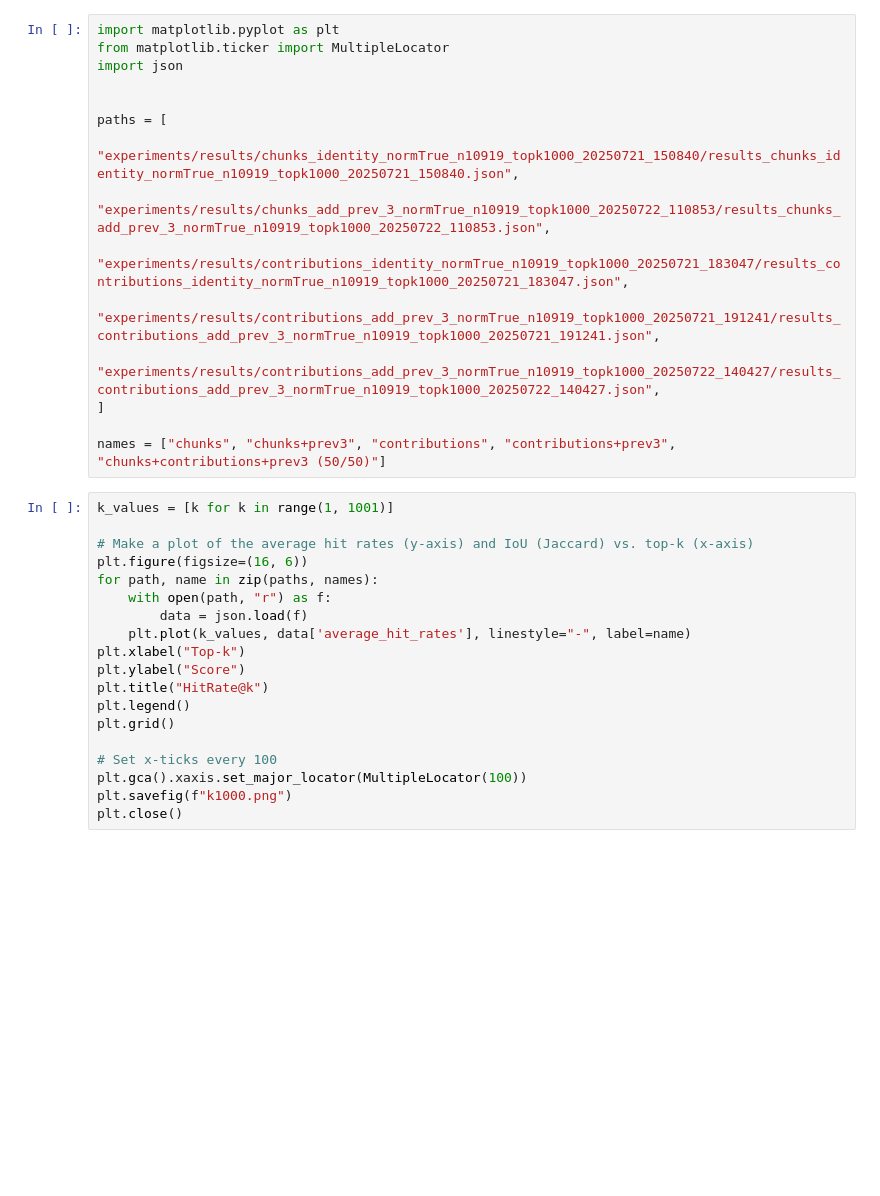
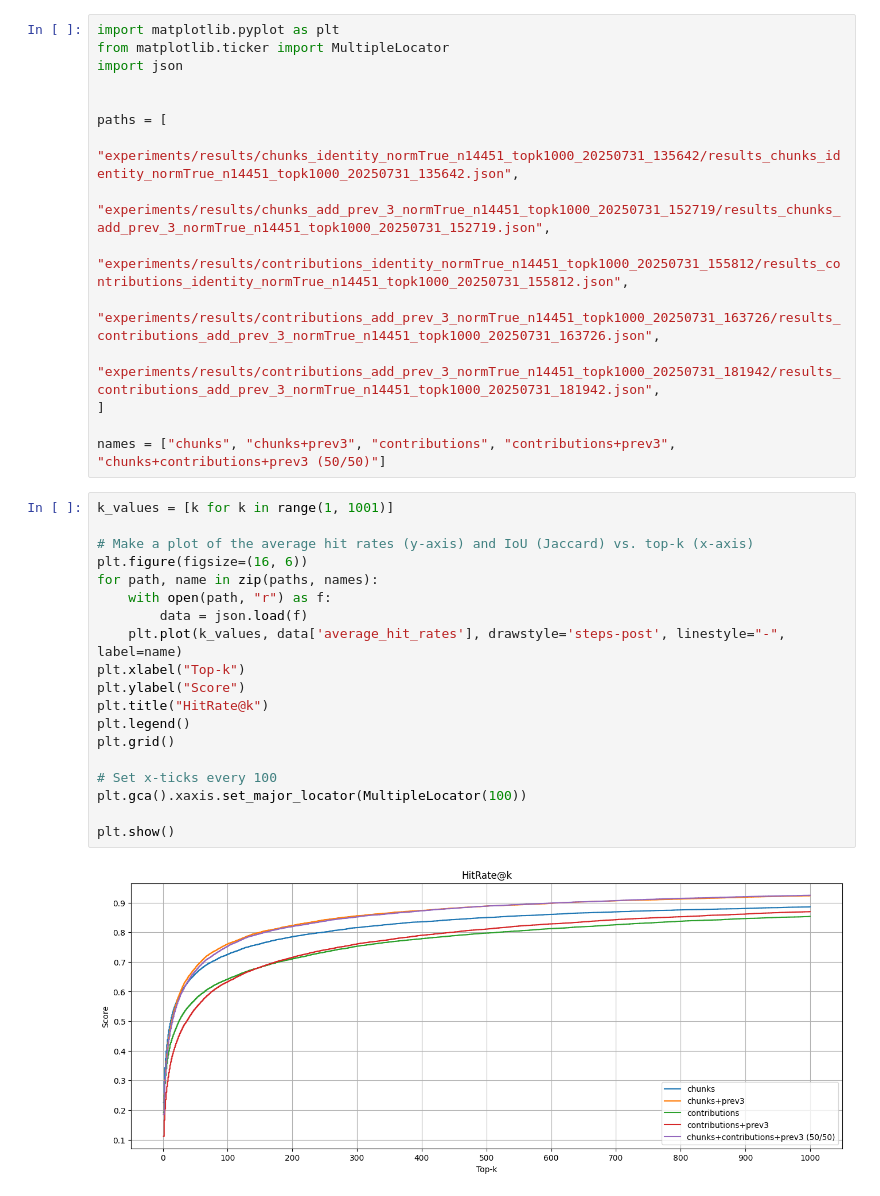
Before and after one commit to benjaminb/citeline, a Jupyter notebook: plot_results.ipynb, the cells around one changed output. Saved outputs shown, nothing was run; the diff lists cells and outputs as text; blank space fills up the shorter version.

```diff
--- a/plot_results.ipynb
+++ b/plot_results.ipynb
@@ -5,30 +5,32 @@ import json
 
 
 paths = [
-    "experiments/results/chunks_identity_normTrue_n10919_topk1000_20250721_150840/results_chunks_identity_normTrue_n10919_topk1000_20250721_150840.json",
-    "experiments/results/chunks_add_prev_3_normTrue_n10919_topk1000_20250722_110853/results_chunks_add_prev_3_normTrue_n10919_topk1000_20250722_110853.json",
-    "experiments/results/contributions_identity_normTrue_n10919_topk1000_20250721_183047/results_contributions_identity_normTrue_n10919_topk1000_20250721_183047.json",
-    "experiments/results/contributions_add_prev_3_normTrue_n10919_topk1000_20250721_191241/results_contributions_add_prev_3_normTrue_n10919_topk1000_20250721_191241.json",
-    "experiments/results/contributions_add_prev_3_normTrue_n10919_topk1000_20250722_140427/results_contributions_add_prev_3_normTrue_n10919_topk1000_20250722_140427.json",
+    "experiments/results/chunks_identity_normTrue_n14451_topk1000_20250731_135642/results_chunks_identity_normTrue_n14451_topk1000_20250731_135642.json",
+    "experiments/results/chunks_add_prev_3_normTrue_n14451_topk1000_20250731_152719/results_chunks_add_prev_3_normTrue_n14451_topk1000_20250731_152719.json",
+    "experiments/results/contributions_identity_normTrue_n14451_topk1000_20250731_155812/results_contributions_identity_normTrue_n14451_topk1000_20250731_155812.json",
+    "experiments/results/contributions_add_prev_3_normTrue_n14451_topk1000_20250731_163726/results_contributions_add_prev_3_normTrue_n14451_topk1000_20250731_163726.json",
+    "experiments/results/contributions_add_prev_3_normTrue_n14451_topk1000_20250731_181942/results_contributions_add_prev_3_normTrue_n14451_topk1000_20250731_181942.json",
 ]
 
 names = ["chunks", "chunks+prev3", "contributions", "contributions+prev3", "chunks+contributions+prev3 (50/50)"]
 # %%
 k_values = [k for k in range(1, 1001)]
 
 # Make a plot of the average hit rates (y-axis) and IoU (Jaccard) vs. top-k (x-axis)
 plt.figure(figsize=(16, 6))
 for path, name in zip(paths, names):
     with open(path, "r") as f:
         data = json.load(f)
-    plt.plot(k_values, data['average_hit_rates'], linestyle="-", label=name)
+    plt.plot(k_values, data['average_hit_rates'], drawstyle='steps-post', linestyle="-", label=name)
 plt.xlabel("Top-k")
 plt.ylabel("Score")
 plt.title("HitRate@k")
 plt.legend()
 plt.grid()
 
 # Set x-ticks every 100
 plt.gca().xaxis.set_major_locator(MultipleLocator(100))
-plt.savefig(f"k1000.png")
-plt.close()
+
+plt.show()
+# %% [output]
+[figure, added]
```
Also changed, not shown: parts of 2 cells of this notebook, 46 other files.
